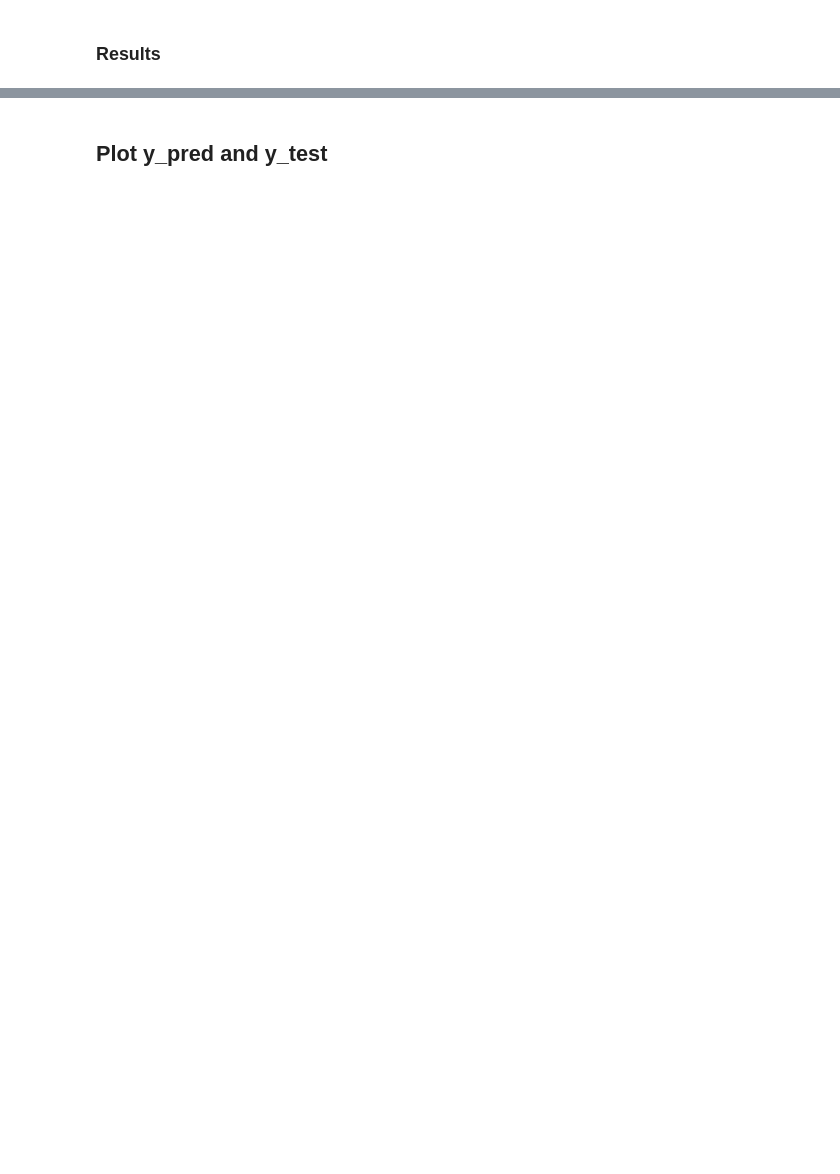
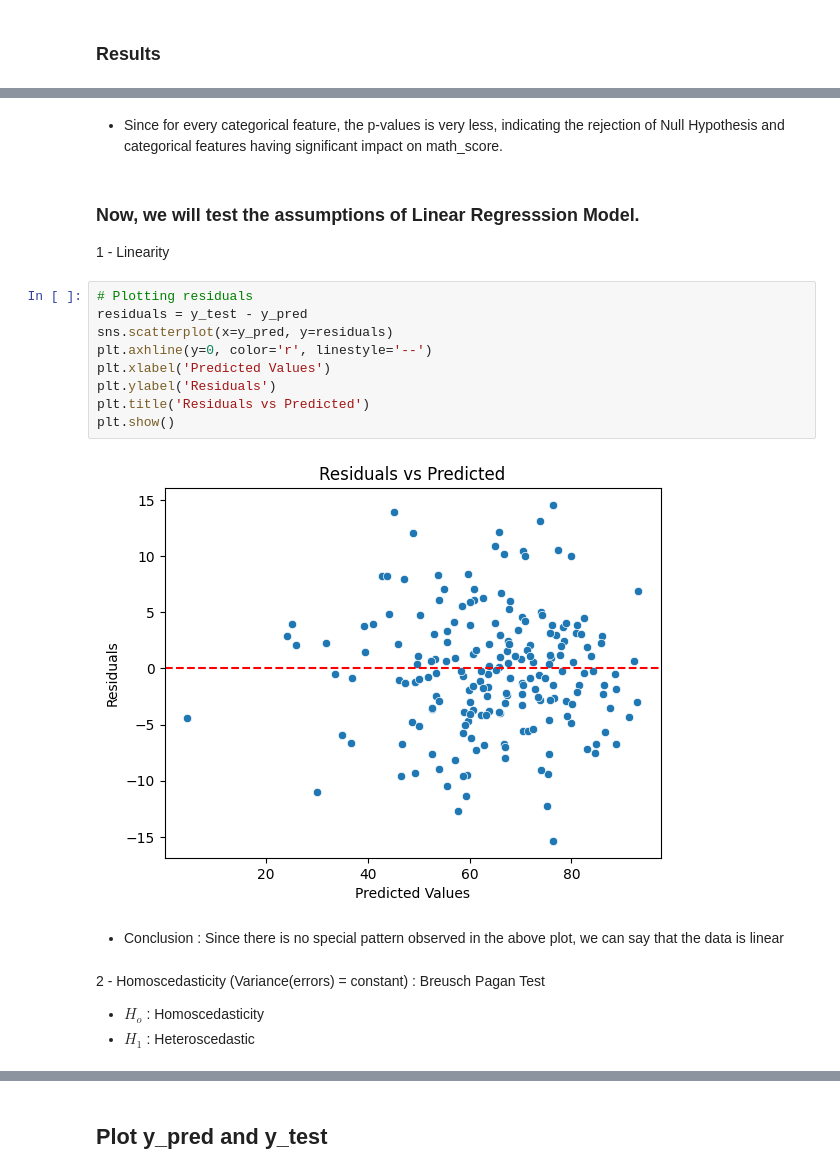
Before and after one commit to ani98622/Predictive_modelling_and_data_analysis, a Jupyter notebook: notebook/2. MODEL TRAINING.ipynb, the cells around one changed output, grey strips where cells are left out. Drawn from its saved outputs; the diff is of its cells as text; blank space fills up the shorter version.

```diff
--- a/notebook/2. MODEL TRAINING.ipynb
+++ b/notebook/2. MODEL TRAINING.ipynb
@@ -239,0 +279,22 @@ print(" Accuracy of the model is %.2f" %score)
+# %% [markdown]
+- Since for every categorical feature, the p-values is very less, indicating the rejection of Null Hypothesis and categorical features having significant impact on math_score.
+# %% [markdown]
+### Now, we will test the assumptions of Linear Regresssion Model.
+1 - Linearity
+# %%
+# Plotting residuals
+residuals = y_test - y_pred
+sns.scatterplot(x=y_pred, y=residuals)
+plt.axhline(y=0, color='r', linestyle='--')
+plt.xlabel('Predicted Values')
+plt.ylabel('Residuals')
+plt.title('Residuals vs Predicted')
+plt.show()
+# %% [output]
+[figure, added]
+# %% [markdown]
+- Conclusion : Since there is no special pattern observed in the above plot, we can say that the data is linear
+# %% [markdown]
+2 - Homoscedasticity (Variance(errors) = constant) : Breusch Pagan Test
+- $H_{o}$ : Homoscedasticity
+- $H_{1}$ : Heteroscedastic
```
Also changed, not shown: parts of 25 cells of this notebook.
